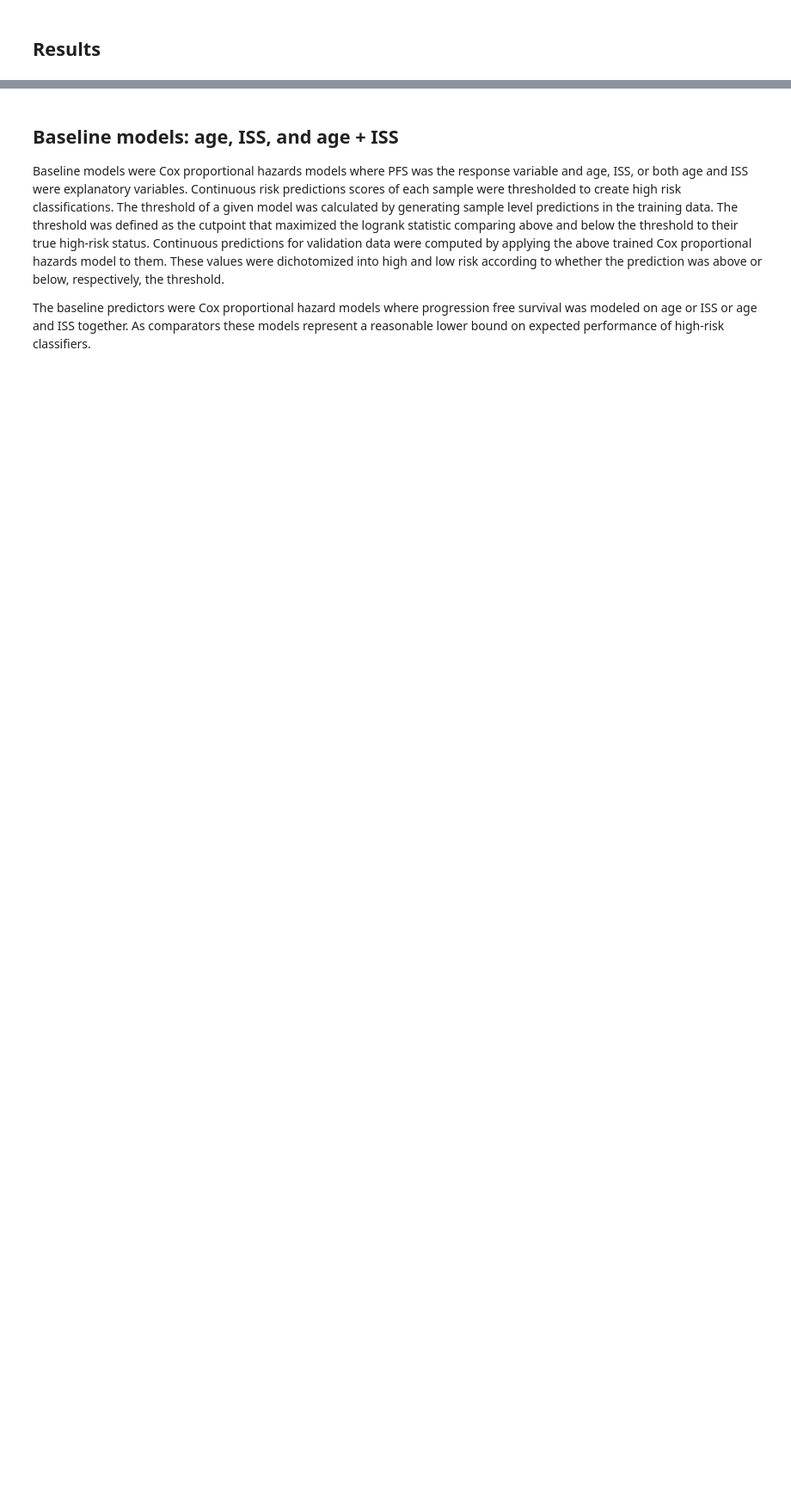
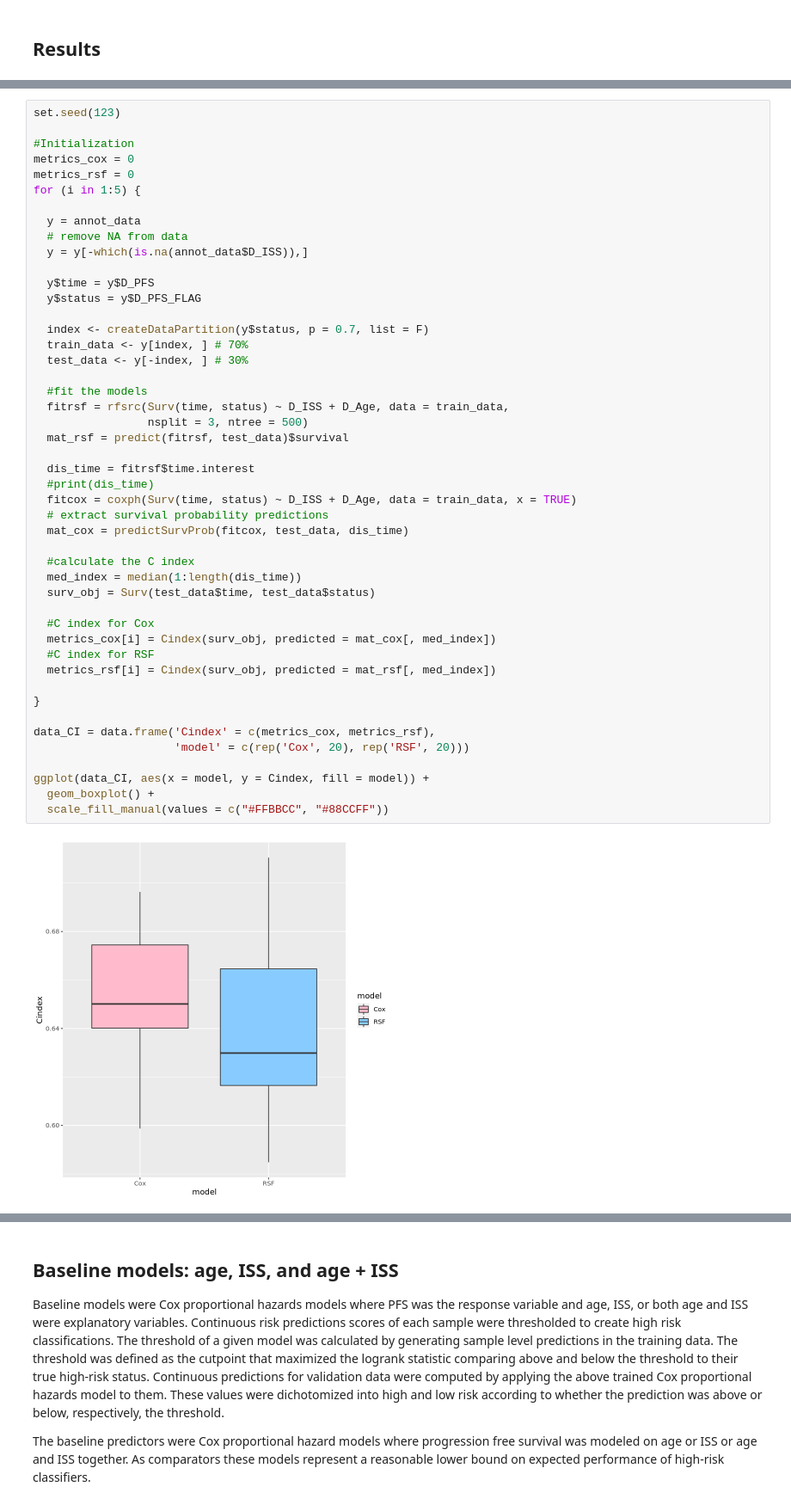
Before and after one commit to katwre/owkin, a Jupyter notebook: Multiple_Myeloma_data_challenge.ipynb, the cells around one changed output, grey strips where cells are left out. Shown at 86% size. Drawn from its saved outputs; the diff is of its cells as text; blank space fills up the shorter version.

Commit message:
C index

```diff
--- a/Multiple_Myeloma_data_challenge.ipynb
+++ b/Multiple_Myeloma_data_challenge.ipynb
@@ -379,0 +266,49 @@ Looking at the results of the hierarchical custering and PCA above, I'll try to
+# %%
+set.seed(123)
+
+#Initialization
+metrics_cox = 0
+metrics_rsf = 0
+for (i in 1:5) {
+
+  y = annot_data
+  # remove NA from data
+  y = y[-which(is.na(annot_data$D_ISS)),]
+
+  y$time = y$D_PFS
+  y$status = y$D_PFS_FLAG
+
+  index <- createDataPartition(y$status, p = 0.7, list = F)
+  train_data <- y[index, ] # 70%
+  test_data <- y[-index, ] # 30%
+
+  #fit the models
+  fitrsf = rfsrc(Surv(time, status) ~ D_ISS + D_Age, data = train_data,
+                 nsplit = 3, ntree = 500)
+  mat_rsf = predict(fitrsf, test_data)$survival
+
+  dis_time = fitrsf$time.interest
+  #print(dis_time)
+  fitcox = coxph(Surv(time, status) ~ D_ISS + D_Age, data = train_data, x = TRUE)
+  # extract survival probability predictions
+  mat_cox = predictSurvProb(fitcox, test_data, dis_time)
+
+  #calculate the C index
+  med_index = median(1:length(dis_time))
+  surv_obj = Surv(test_data$time, test_data$status)
+
+  #C index for Cox
+  metrics_cox[i] = Cindex(surv_obj, predicted = mat_cox[, med_index])
+  #C index for RSF
+  metrics_rsf[i] = Cindex(surv_obj, predicted = mat_rsf[, med_index])
+
+}
+
+data_CI = data.frame('Cindex' = c(metrics_cox, metrics_rsf),
+                     'model' = c(rep('Cox', 20), rep('RSF', 20)))
+
+ggplot(data_CI, aes(x = model, y = Cindex, fill = model)) +
+  geom_boxplot() +
+  scale_fill_manual(values = c("#FFBBCC", "#88CCFF"))
+# %% [output]
+[figure, added]
```
Also changed, not shown: parts of 31 cells of this notebook.
